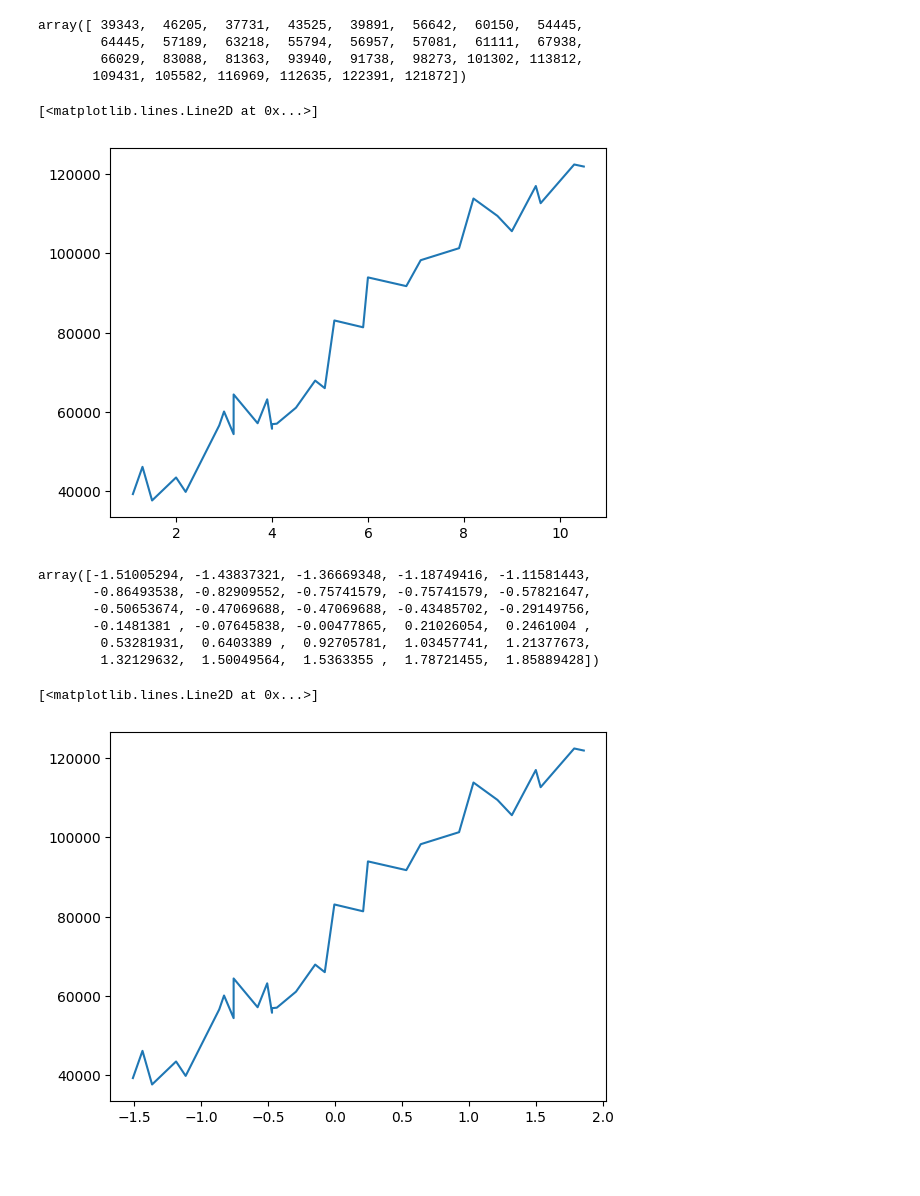
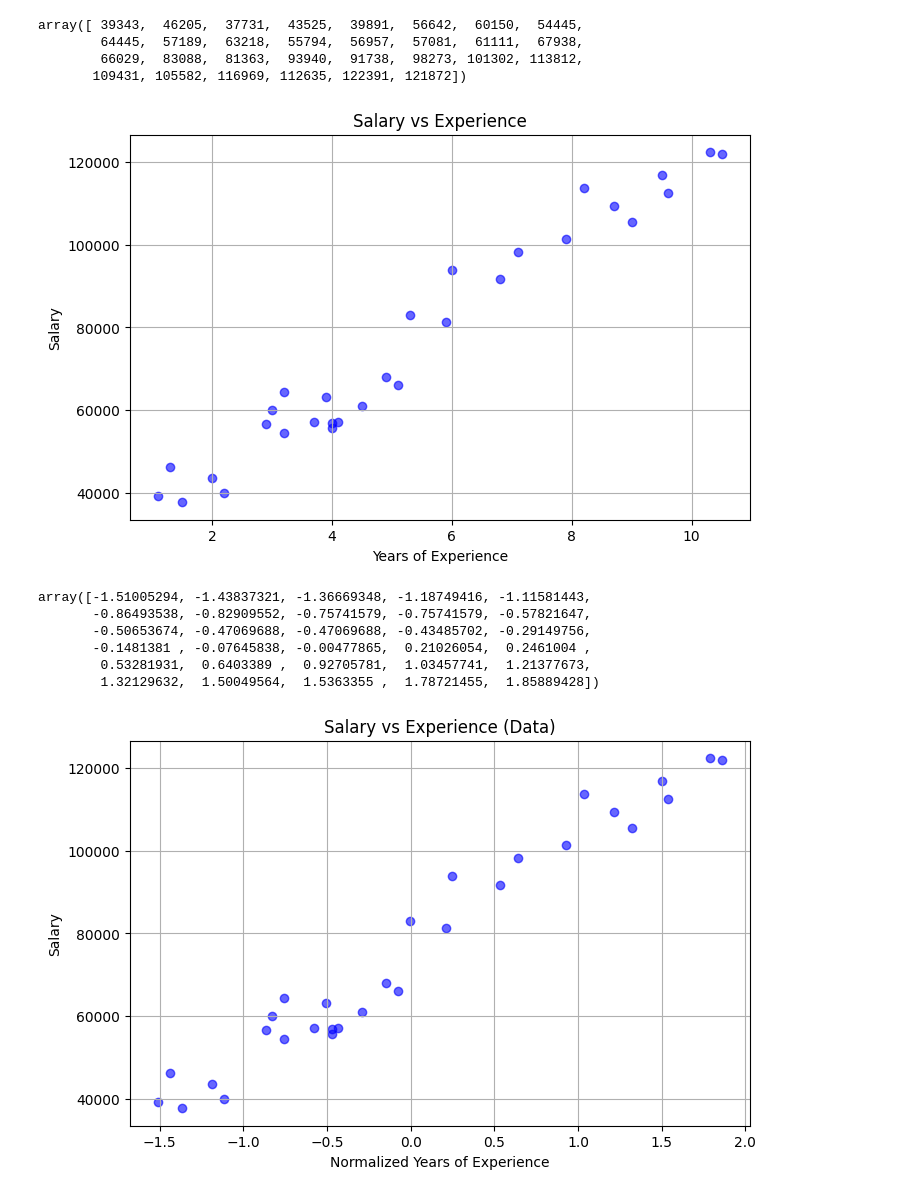
Before and after one commit to keshav-1166/linear-regression-from-scratch, a Jupyter notebook: Linear_Regression.ipynb, the cells around one changed output. Drawn from its saved outputs; the diff is of its cells as text; code cells hidden in the pictures; blank space fills up the shorter version.

Commit message:
Improve regression and loss plots for better visualization

```diff
--- a/Linear_Regression.ipynb
+++ b/Linear_Regression.ipynb
@@ -21,10 +21,15 @@ array([ 39343,  46205,  37731,  43525,  39891,  56642,  60150,  54445,
         66029,  83088,  81363,  93940,  91738,  98273, 101302, 113812,
        109431, 105582, 116969, 112635, 122391, 121872])
 # %%
-plt.plot(X,y)
+plt.figure(figsize=(8, 5))
+plt.scatter(X, y, color="blue", alpha=0.6)
+plt.xlabel("Years of Experience")
+plt.ylabel("Salary")
+plt.title("Salary vs Experience")
+plt.grid(True)
+plt.show()
 # %% [output]
-[<matplotlib.lines.Line2D at 0x...>]
-[figure, old version]
+[figure, new version]
 # %%
 X = np.array(X)
 y = np.array(y)
@@ -42,20 +47,24 @@ def norm(X):
     return (X-mean_value)/np.sqrt(variance_value)
 # %%
 X_norm = norm(X)
+X_norm
+# %% [output]
+array([-1.51005294, -1.43837321, -1.36669348, -1.18749416, -1.11581443,
+       -0.86493538, -0.82909552, -0.75741579, -0.75741579, -0.57821647,
+       -0.50653674, -0.47069688, -0.47069688, -0.43485702, -0.29149756,
+       -0.1481381 , -0.07645838, -0.00477865,  0.21026054,  0.2461004 ,
+        0.53281931,  0.6403389 ,  0.92705781,  1.03457741,  1.21377673,
+        1.32129632,  1.50049564,  1.5363355 ,  1.78721455,  1.85889428])
-# %%
-X_norm
-# %% [output]
-array([-1.51005294, -1.43837321, -1.36669348, -1.18749416, -1.11581443,
-       -0.86493538, -0.82909552, -0.75741579, -0.75741579, -0.57821647,
-       -0.50653674, -0.47069688, -0.47069688, -0.43485702, -0.29149756,
-       -0.1481381 , -0.07645838, -0.00477865,  0.21026054,  0.2461004 ,
-        0.53281931,  0.6403389 ,  0.92705781,  1.03457741,  1.21377673,
-        1.32129632,  1.50049564,  1.5363355 ,  1.78721455,  1.85889428])
 # %%
-plt.plot(X_norm,y)
+plt.figure(figsize=(8,5))
+plt.scatter(X_norm, y, color="blue", alpha=0.6)
+plt.xlabel("Normalized Years of Experience")
+plt.ylabel("Salary")
+plt.title("Salary vs Experience (Data)")
+plt.grid(True)
+plt.show()
 # %% [output]
-[<matplotlib.lines.Line2D at 0x...>]
-[figure, old version]
+[figure, new version]
 # %%
 class SimpleLR:
     def __init__(self, lr=0.1, max_iter=2000, threshold=1e-6):
```
Also changed, not shown: parts of 5 cells of this notebook.
